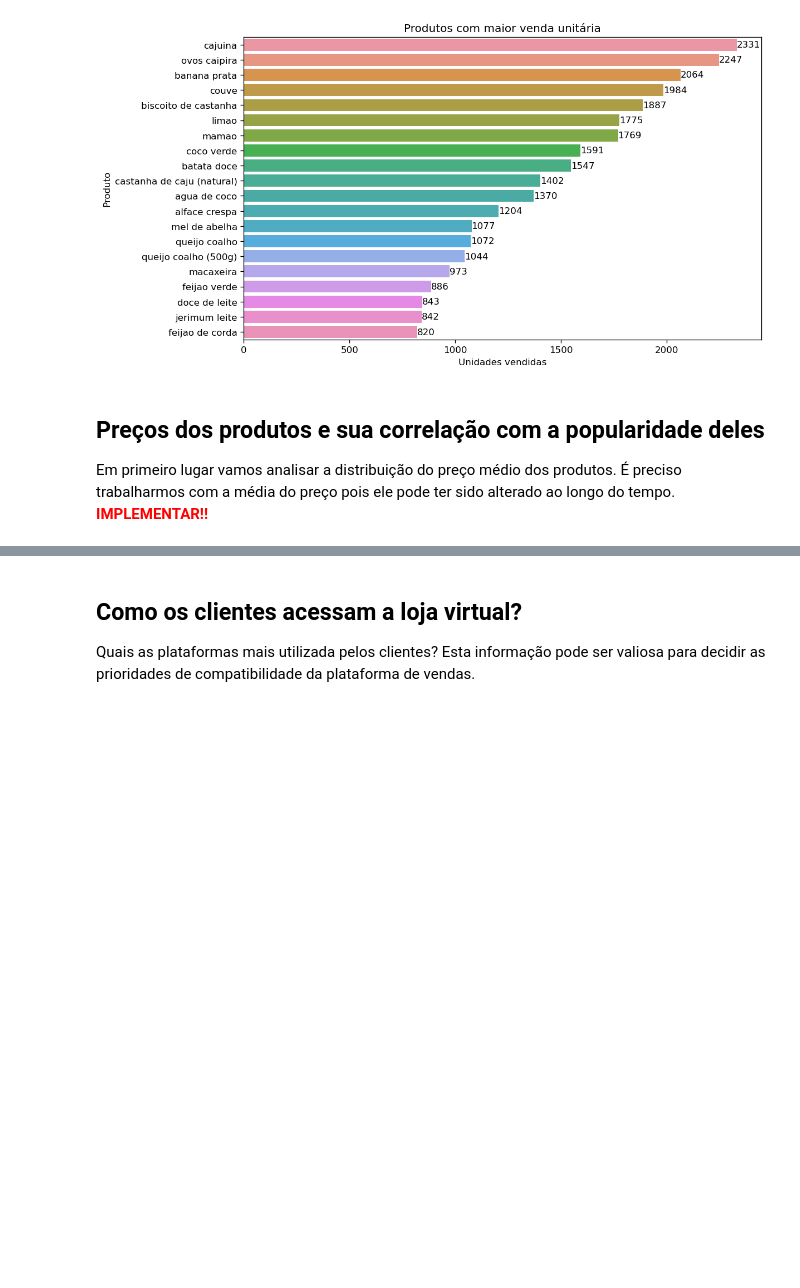
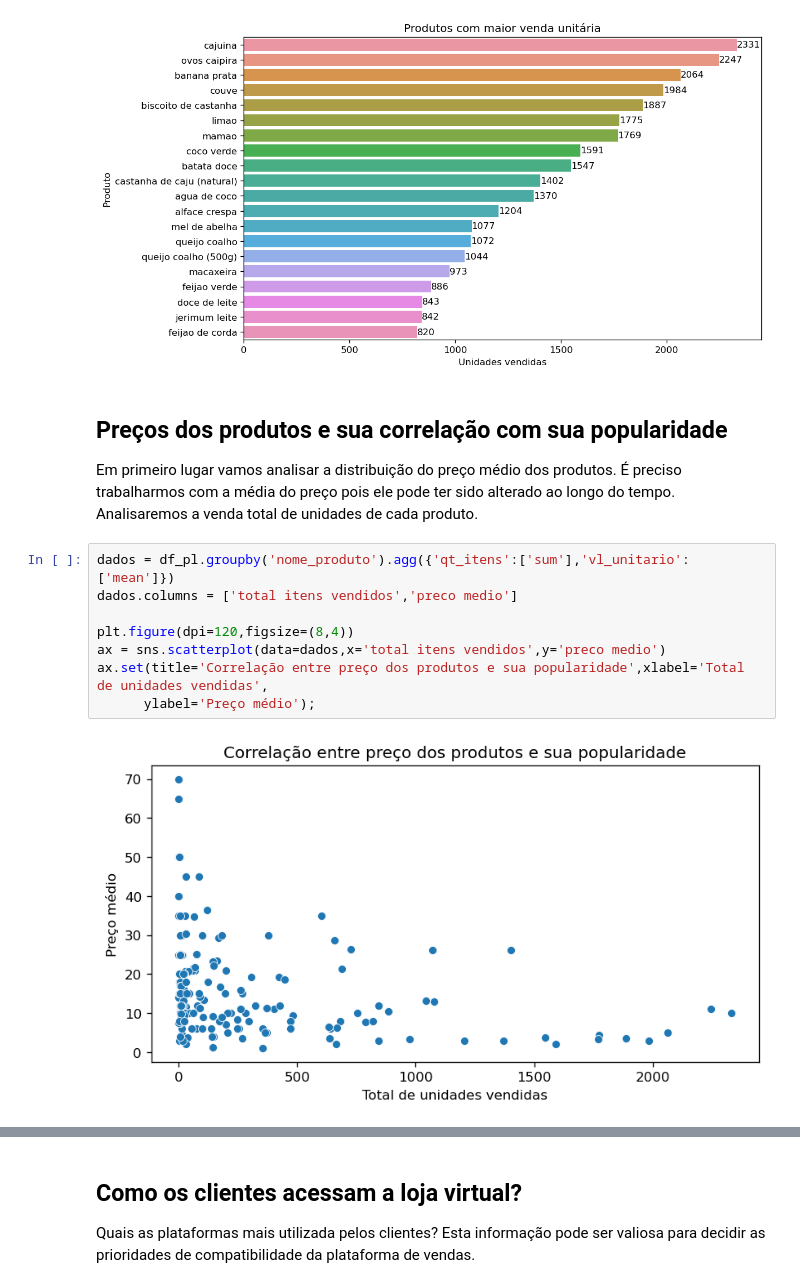
Before and after one commit to lgalicki/tcc-pos-ciecia-de-dados-pucmg, a Jupyter notebook: 2 - Análise e Exploração dos Dados.ipynb, the cells around one changed output, grey strips where cells are left out. Cells and saved outputs as stored; diff of their text form; blank space fills up the shorter version.

Commit message:
Inclusão de análise de preços de produtos e de progressão de compras ao longo do tempo no NB2.

```diff
--- a/2 - Análise e Exploração dos Dados.ipynb
+++ b/2 - Análise e Exploração dos Dados.ipynb
@@ -117,5 +119,15 @@ ax.bar_label(ax.containers[0]);
 # %% [output]
 [figure]
 # %% [markdown]
-## Preços dos produtos e sua correlação com a popularidade deles
-Em primeiro lugar vamos analisar a distribuição do preço médio dos produtos. É preciso trabalharmos com a média do preço pois ele pode ter sido alterado ao longo do tempo. <font color='red'><b>IMPLEMENTAR!!</b></font>
+## Preços dos produtos e sua correlação com sua popularidade
+Em primeiro lugar vamos analisar a distribuição do preço médio dos produtos. É preciso trabalharmos com a média do preço pois ele pode ter sido alterado ao longo do tempo. Analisaremos a venda total de unidades de cada produto.
+# %%
+dados = df_pl.groupby('nome_produto').agg({'qt_itens':['sum'],'vl_unitario':['mean']})
+dados.columns = ['total itens vendidos','preco medio']
+
+plt.figure(dpi=120,figsize=(8,4))
+ax = sns.scatterplot(data=dados,x='total itens vendidos',y='preco medio')
+ax.set(title='Correlação entre preço dos produtos e sua popularidade',xlabel='Total de unidades vendidas',
+      ylabel='Preço médio');
+# %% [output]
+[figure, added]
```
Also changed, not shown: parts of 13 cells of this notebook, 1 other file.
